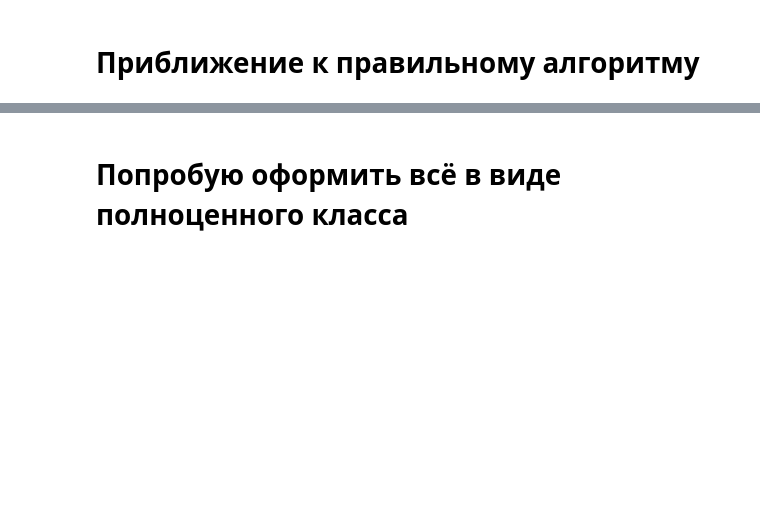
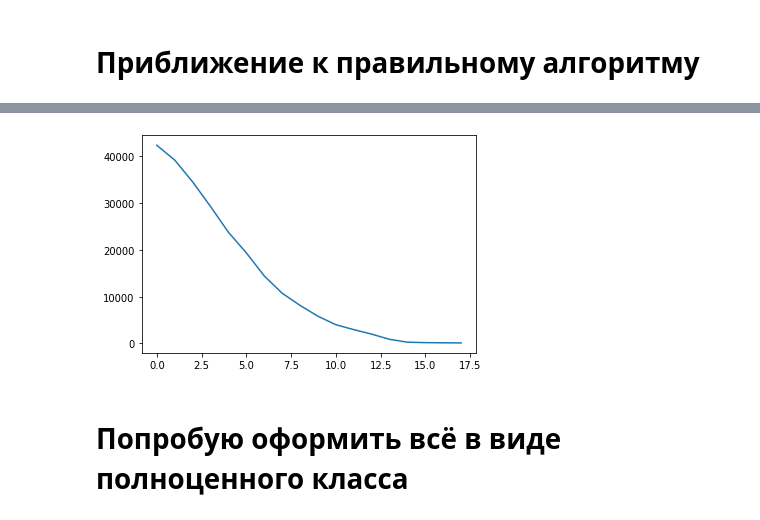
Before and after one commit to 89605502155/PLS, a Jupyter notebook: N-PLS.ipynb, the cells around one changed output, grey strips where cells are left out. Saved outputs shown, nothing was run; the diff lists cells and outputs as text; code cells hidden in the pictures; blank space fills up the shorter version.

```diff
--- a/N-PLS.ipynb
+++ b/N-PLS.ipynb
@@ -112,3 +128,8 @@ array([5450.19419996, 4930.33342223, 4576.11980653, 4300.81569636,
+# %%
+plt.plot(output[0:18])
+plt.show();
+# %% [output]
+[figure, added]
 # %% [markdown]
 # Попробую оформить всё в виде полноценного класса
 # %%
```
Also changed, not shown: parts of 10 cells of this notebook, 1 other file.
